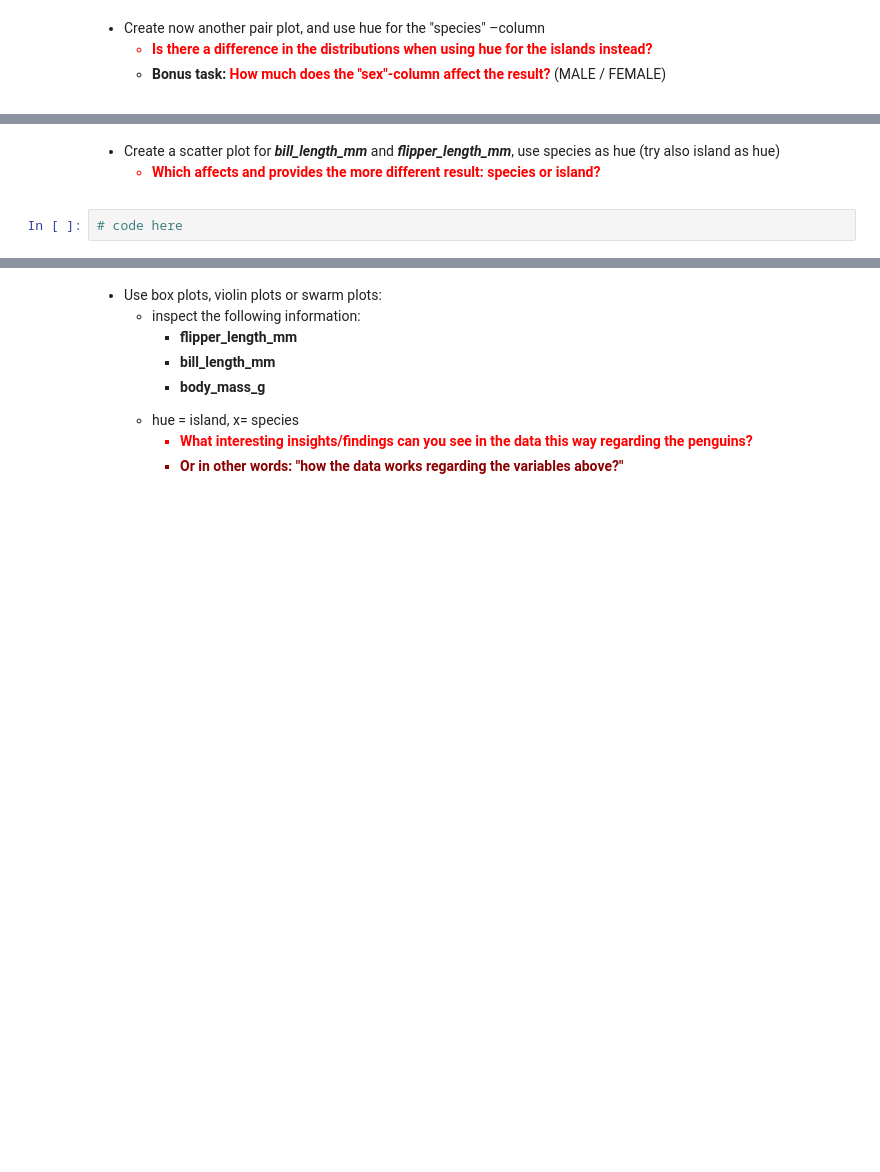
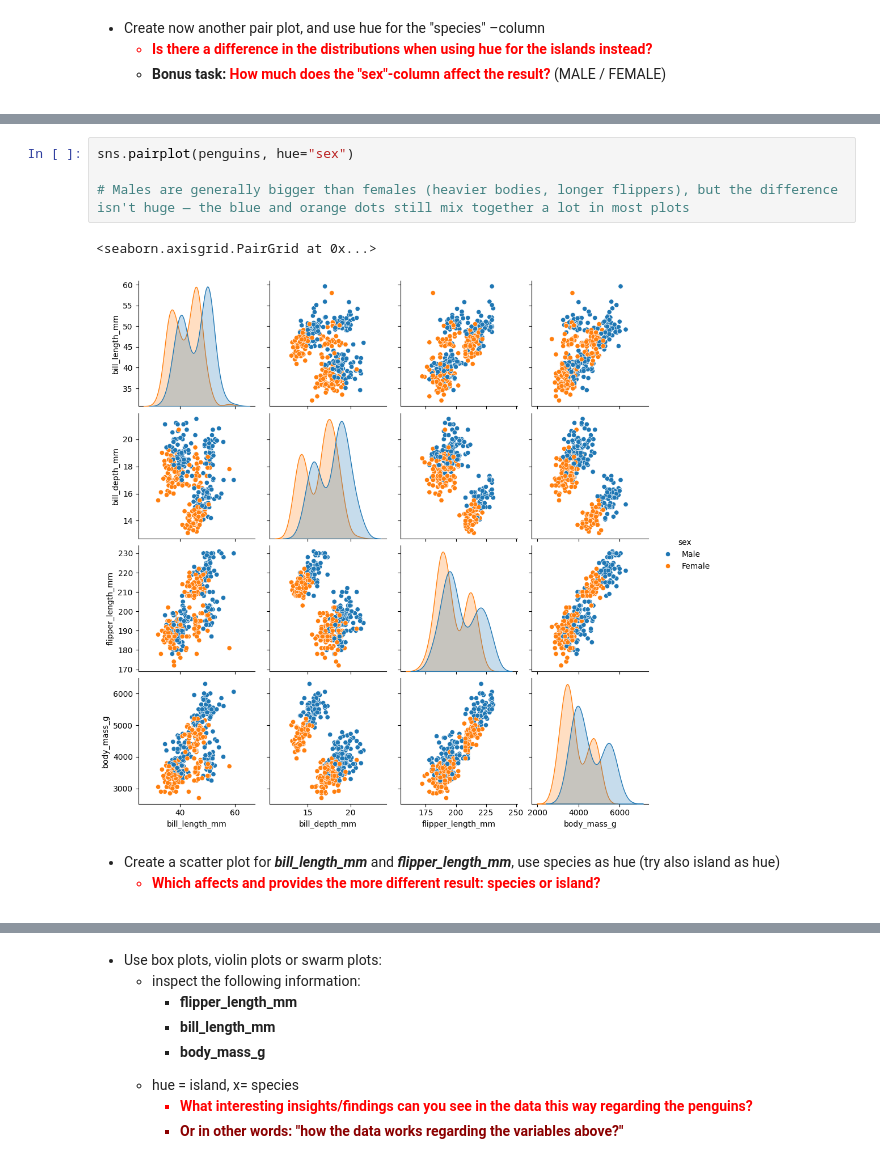
Before and after one commit to praveens23108/Data-Analytics-Exercises, a Jupyter notebook: DataAnalyticsExerciseSet3.ipynb, the cells around one changed output, grey strips where cells are left out. Drawn from its saved outputs; the diff is of its cells as text; blank space fills up the shorter version.

```diff
--- a/DataAnalyticsExerciseSet3.ipynb
+++ b/DataAnalyticsExerciseSet3.ipynb
@@ -94,3 +140,10 @@ sns.barplot(x="island", y="body_mass_g", data=penguins)
+# %%
+sns.pairplot(penguins, hue="sex")
+
+# Males are generally bigger than females (heavier bodies, longer flippers), but the difference isn't huge — the blue and orange dots still mix together a lot in most plots
+# %% [output]
+<seaborn.axisgrid.PairGrid at 0x...>
+[figure, added]
 # %% [markdown]
 <ul>
     <li>Create a scatter plot for <b><i>bill_length_mm</i></b> and <b><i>flipper_length_mm</i></b>, use species as hue (try also island as hue)</li>
@@ -98,5 +151,3 @@ sns.barplot(x="island", y="body_mass_g", data=penguins)
         <li style="color: red; font-weight: bold;">Which affects and provides the more different result: species or island?</li>
     </ul>
 </ul>
-# %%
-# code here
```
Also changed, not shown: parts of 11 cells of this notebook.
